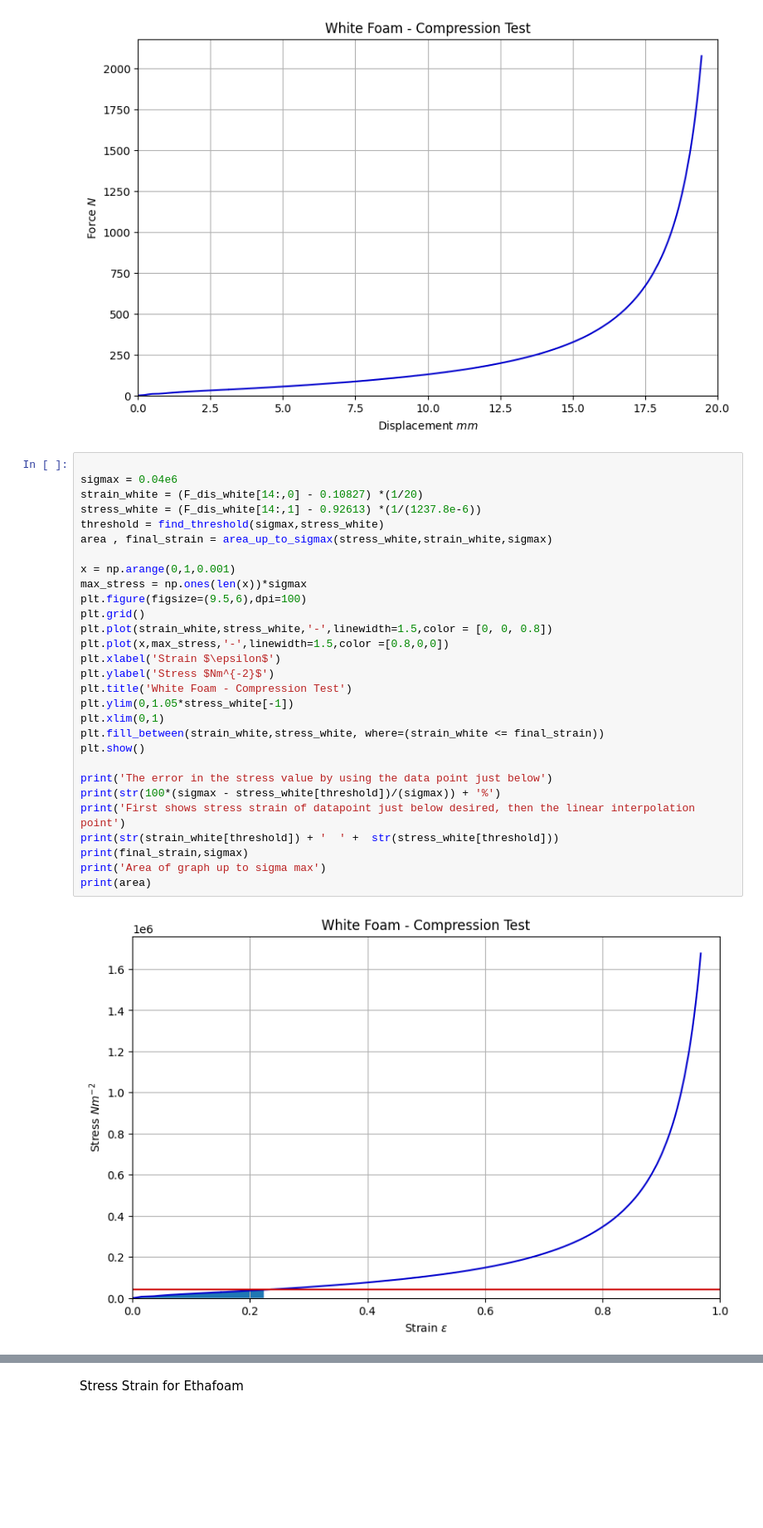
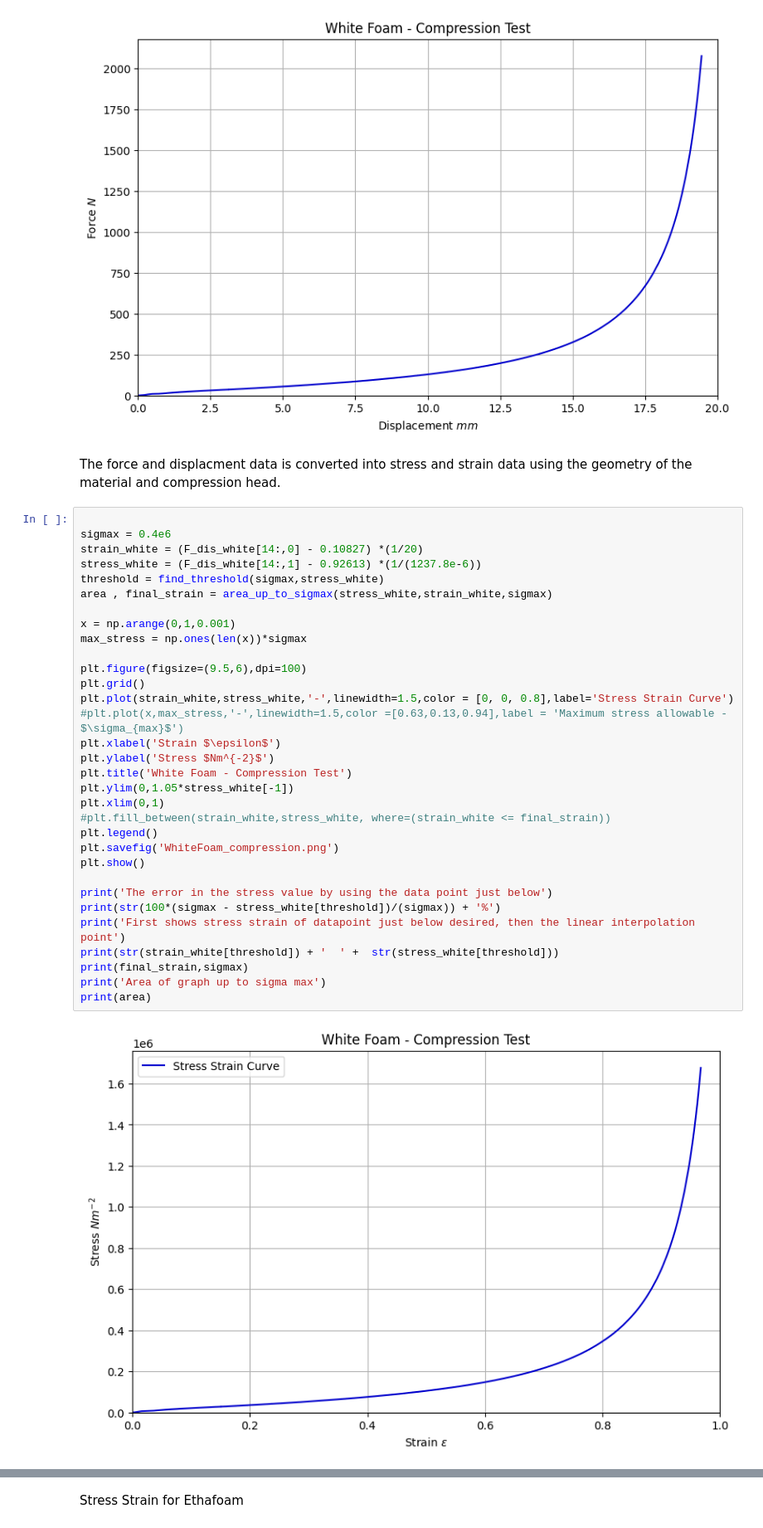
Before and after one commit to JRT03/PackingFoam_Project, a Jupyter notebook: Stress_strain_curves.ipynb, the cells around one changed output, grey strips where cells are left out. Shown: that part at 83% size. Cells and saved outputs as stored; diff of their text form; blank space fills up the shorter version.

```diff
--- a/Stress_strain_curves.ipynb
+++ b/Stress_strain_curves.ipynb
@@ -53,35 +54,40 @@ plt.xlim(0,20)
 # %% [output]
 (0.0, 20.0)
 [figure]
+# %% [markdown]
+The force and displacment data is converted into stress and strain data using the geometry of the material and compression head.
 # %%
 
-sigmax = 0.04e6
+sigmax = 0.4e6
 strain_white = (F_dis_white[14:,0] - 0.10827) *(1/20)
 stress_white = (F_dis_white[14:,1] - 0.92613) *(1/(1237.8e-6))
 threshold = find_threshold(sigmax,stress_white)
 area , final_strain = area_up_to_sigmax(stress_white,strain_white,sigmax)
 
 x = np.arange(0,1,0.001)
 max_stress = np.ones(len(x))*sigmax
+
 plt.figure(figsize=(9.5,6),dpi=100)
 plt.grid()
-plt.plot(strain_white,stress_white,'-',linewidth=1.5,color = [0, 0, 0.8])
-plt.plot(x,max_stress,'-',linewidth=1.5,color =[0.8,0,0])
+plt.plot(strain_white,stress_white,'-',linewidth=1.5,color = [0, 0, 0.8],label='Stress Strain Curve')
+#plt.plot(x,max_stress,'-',linewidth=1.5,color =[0.63,0.13,0.94],label = 'Maximum stress allowable - $\sigma_{max}$')
 plt.xlabel('Strain $\epsilon$')
 plt.ylabel('Stress $Nm^{-2}$')
 plt.title('White Foam - Compression Test')
 plt.ylim(0,1.05*stress_white[-1])
 plt.xlim(0,1)
-plt.fill_between(strain_white,stress_white, where=(strain_white <= final_strain))
+#plt.fill_between(strain_white,stress_white, where=(strain_white <= final_strain))
+plt.legend()
+plt.savefig('WhiteFoam_compression.png')
 plt.show()
 
 print('The error in the stress value by using the data point just below')
 print(str(100*(sigmax - stress_white[threshold])/(sigmax)) + '%')
 print('First shows stress strain of datapoint just below desired, then the linear interpolation point')
 print(str(strain_white[threshold]) + '  ' +  str(stress_white[threshold]))
 print(final_strain,sigmax)
 print('Area of graph up to sigma max')
 print(area)
 # %% [output]
-[figure, old version]
+[figure, new version]
 The error in the stress value by using the data point just below
```
Also changed, not shown: parts of 14 cells of this notebook.
